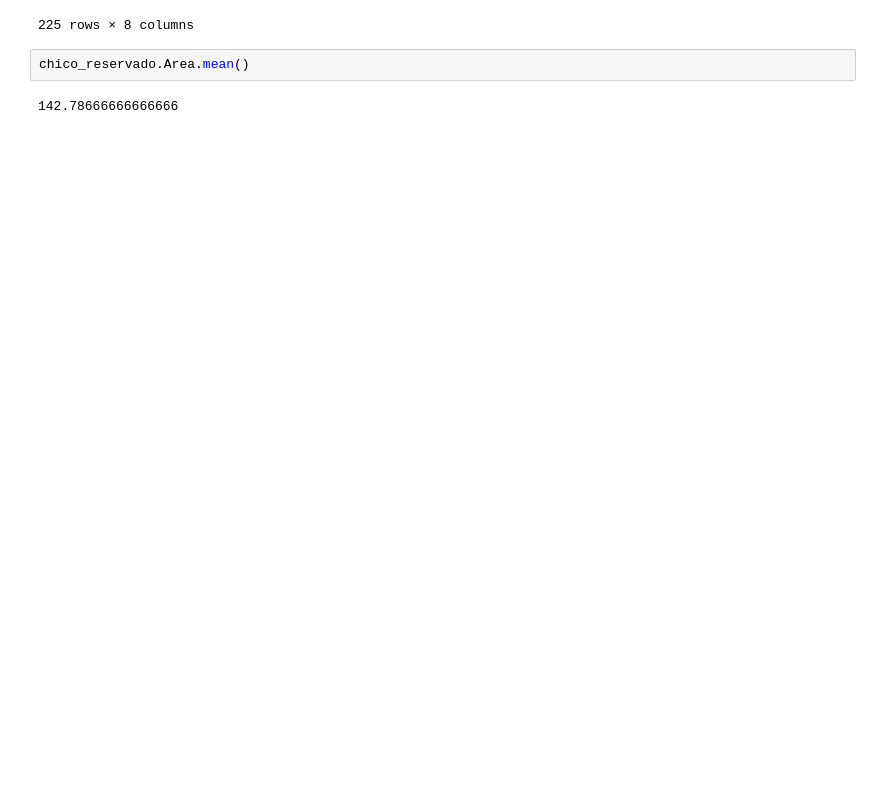
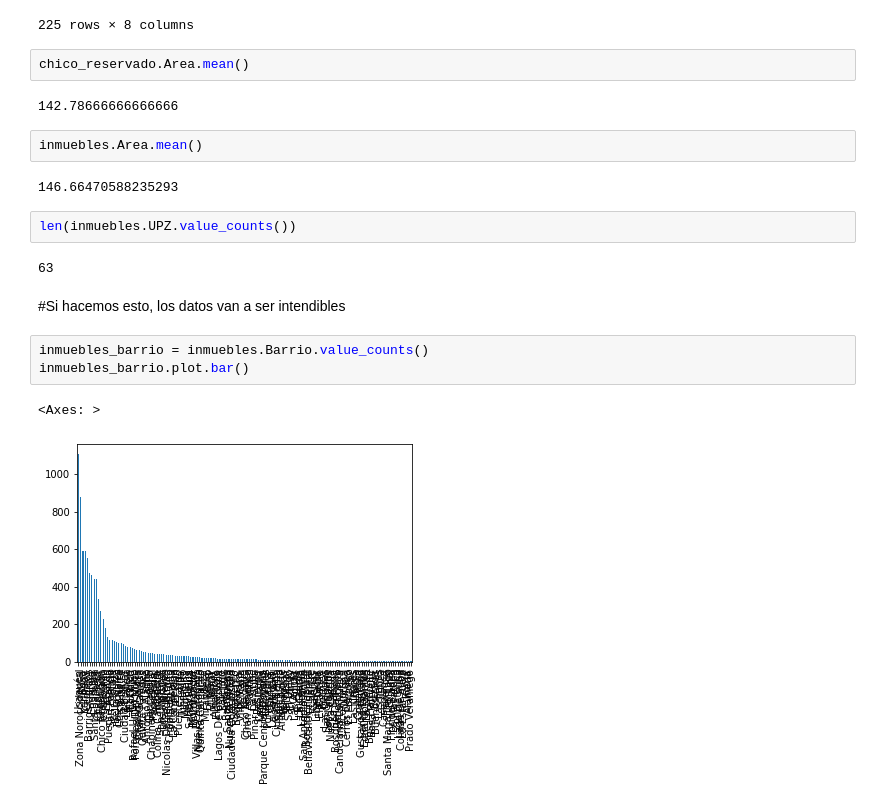
Before and after one commit to CarlosRivera4726/Inmersion_Datos_ALURA, a Jupyter notebook: Inmersion_datos_Aula_1.ipynb, the cells around one changed output. Drawn from its saved outputs; the diff is of its cells as text; blank space fills up the shorter version.

```diff
--- a/Inmersion_datos_Aula_1.ipynb
+++ b/Inmersion_datos_Aula_1.ipynb
@@ -150,3 +150,19 @@ chico_reservado
 chico_reservado.Area.mean()
 # %% [output]
 142.78666666666666
+# %%
+inmuebles.Area.mean()
+# %% [output]
+146.66470588235293
+# %%
+len(inmuebles.UPZ.value_counts())
+# %% [output]
+63
+# %% [markdown]
+#Si hacemos esto, los datos van a ser intendibles
+# %%
+inmuebles_barrio = inmuebles.Barrio.value_counts()
+inmuebles_barrio.plot.bar()
+# %% [output]
+<Axes: >
+[figure, added]
```
Also changed, not shown: parts of 6 cells of this notebook.
